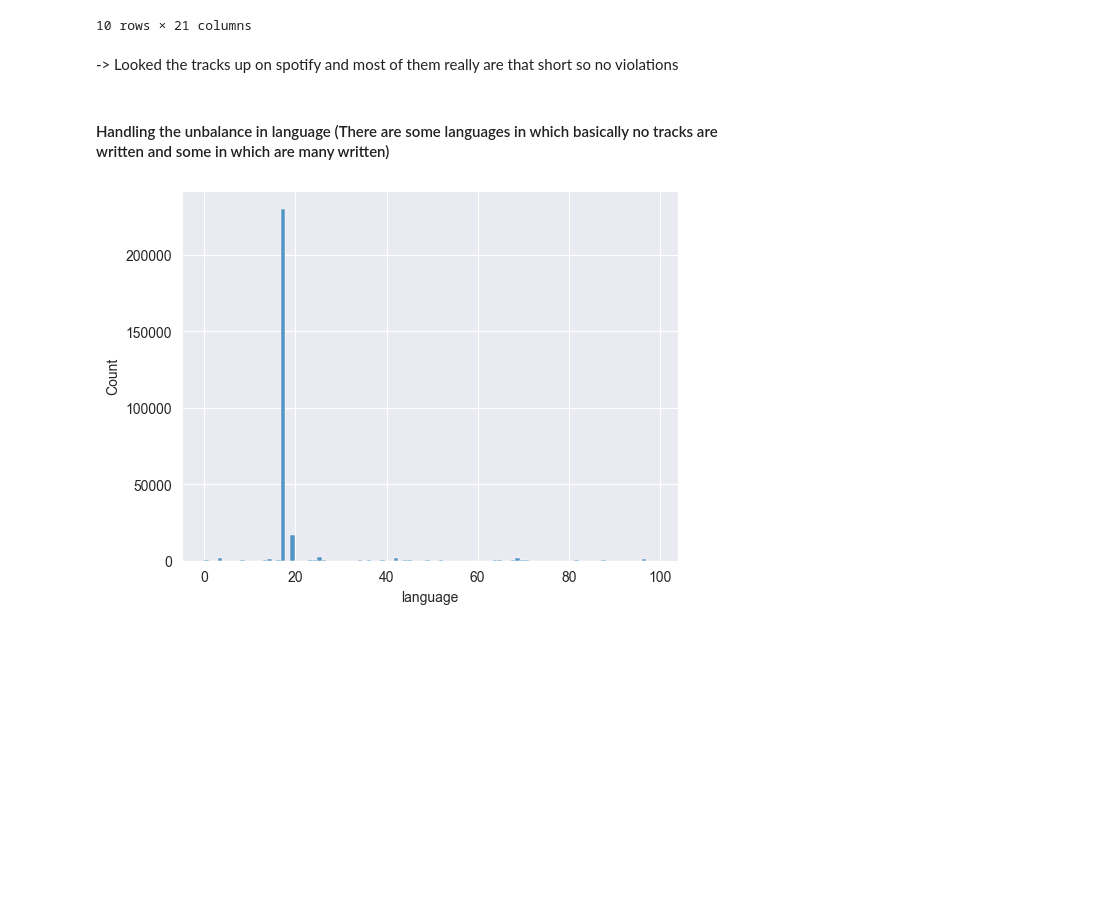
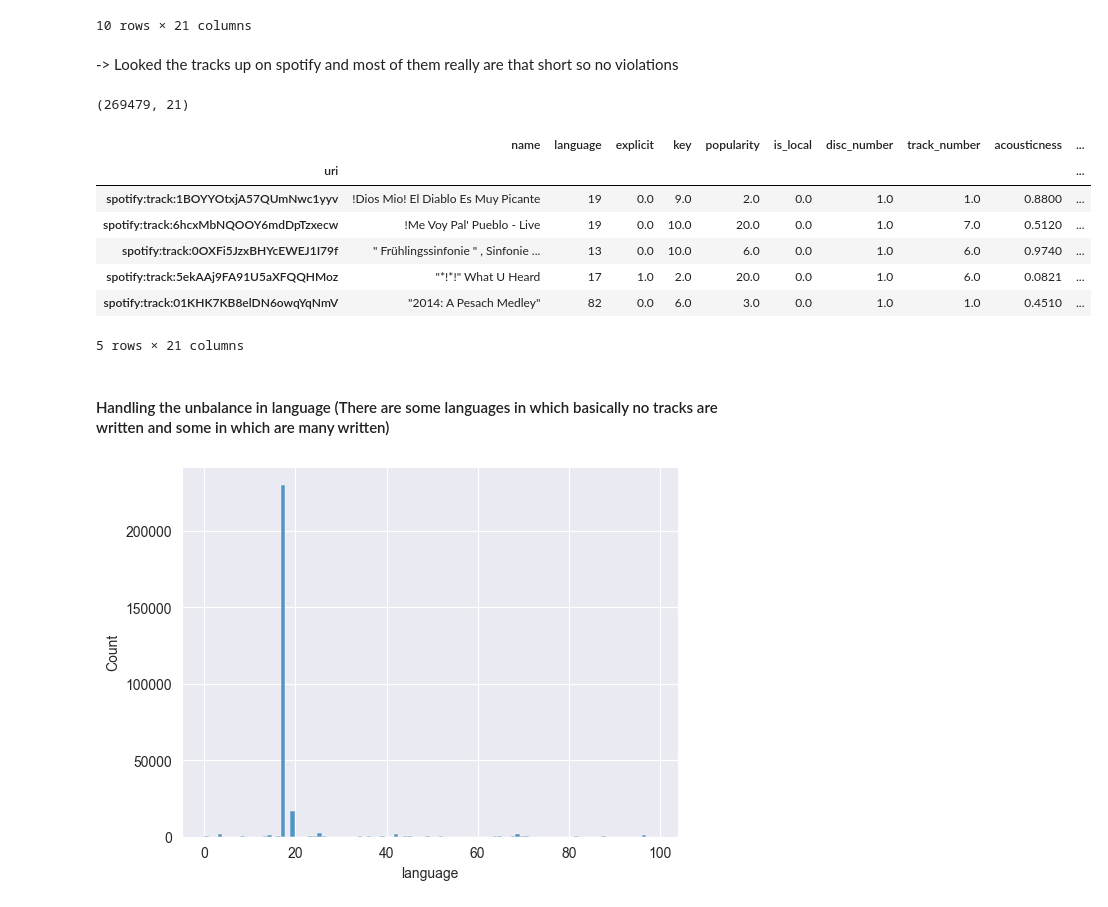
Before and after one commit to Florian-Dreyer/Spotify-Track-Popularity-Analyses, a Jupyter notebook: Popularity Prediction.ipynb, the cells around one changed output. Saved outputs shown, nothing was run; the diff lists cells and outputs as text; code cells hidden in the pictures; blank space fills up the shorter version.

Commit message:
inserted check points where dataframe is saved to csv

```diff
--- a/Popularity Prediction.ipynb
+++ b/Popularity Prediction.ipynb
@@ -647,3 +650,18 @@ df[df["duration"] < 3e+04].sample(10)
+# %%
+df = pd.read_csv("df2.csv")
+df.set_index("uri", inplace=True)
+print(df.shape)
+df.head()
+# %% [output]
+(269479, 21)
+|  | name | language | explicit | key | popularity | is_local | disc_number | track_number | acousticness | ... |
+| uri |  |  |  |  |  |  |  |  |  | ... |
+| spotify:track:1BOYYOtxjA57QUmNwc1yyv | !Dios Mio! El Diablo Es Muy Picante | 19 | 0.0 | 9.0 | 2.0 | 0.0 | 1.0 | 1.0 | 0.8800 | ... |
+| spotify:track:6hcxMbNQOOY6mdDpTzxecw | !Me Voy Pal' Pueblo - Live | 19 | 0.0 | 10.0 | 20.0 | 0.0 | 1.0 | 7.0 | 0.5120 | ... |
+| spotify:track:0OXFi5JzxBHYcEWEJ1I79f | " Frühlingssinfonie " , Sinfonie ... | 13 | 0.0 | 10.0 | 6.0 | 0.0 | 1.0 | 6.0 | 0.9740 | ... |
+| spotify:track:5ekAAj9FA91U5aXFQQHMoz | "*!*!" What U Heard | 17 | 1.0 | 2.0 | 20.0 | 0.0 | 1.0 | 6.0 | 0.0821 | ... |
+| spotify:track:01KHK7KB8elDN6owqYqNmV | "2014: A Pesach Medley" | 82 | 0.0 | 6.0 | 3.0 | 0.0 | 1.0 | 1.0 | 0.4510 | ... |
+5 rows × 21 columns
 # %% [markdown]
 #### Handling the unbalance in language (There are some languages in which basically no tracks are written and some in which are many written)
 # %%
```
Also changed, not shown: parts of 7 cells of this notebook.
